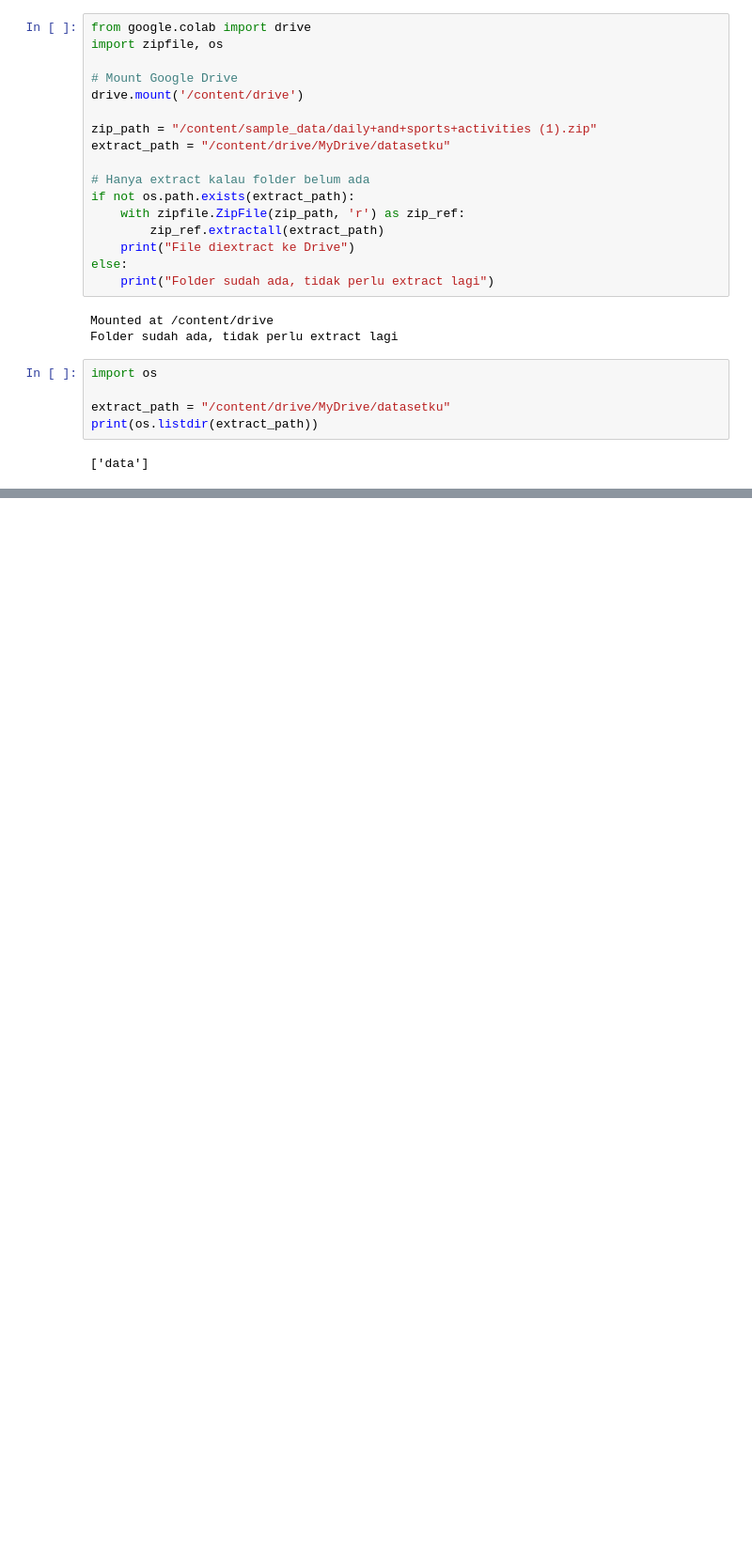
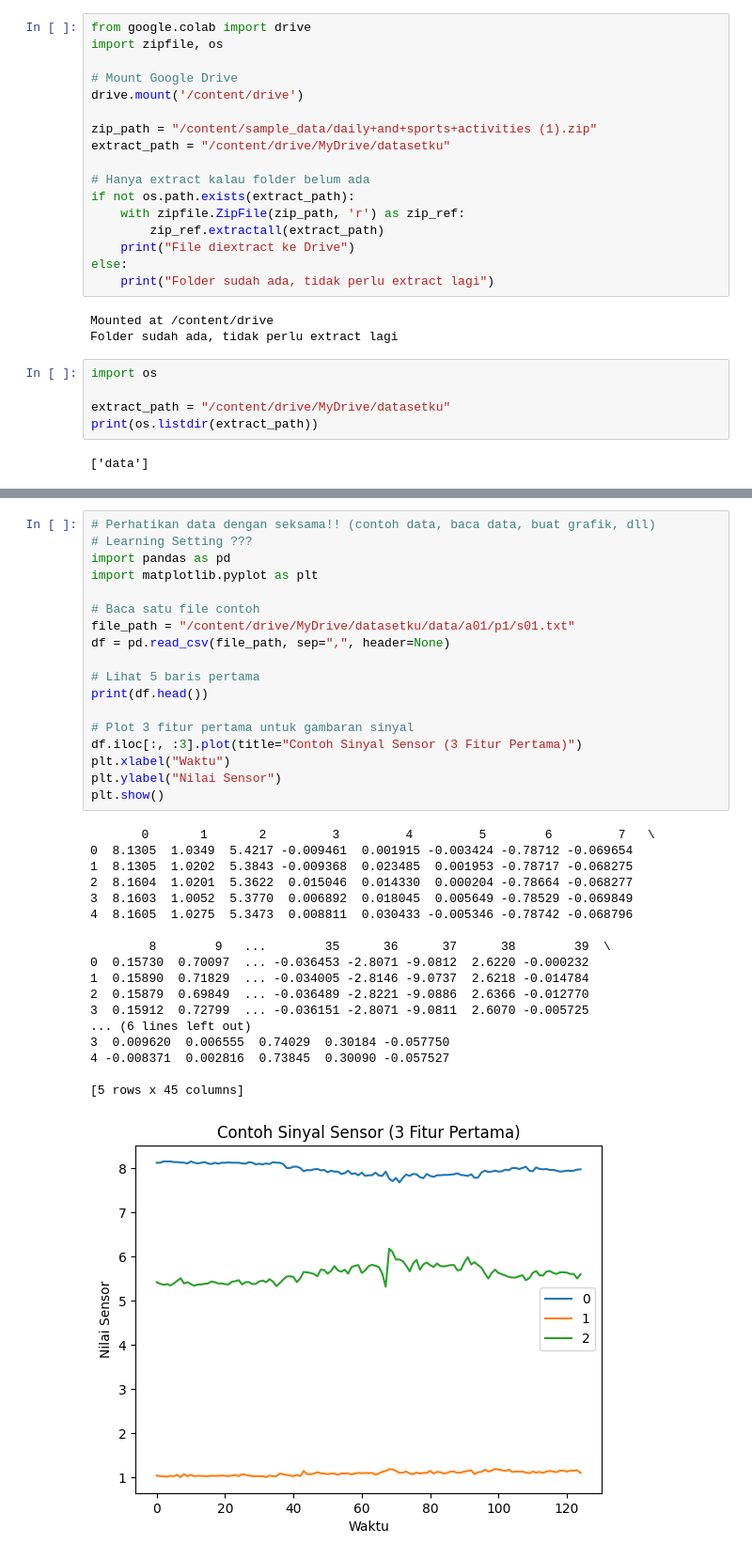
Before and after one commit to Prdazk/collabku, a Jupyter notebook: Tugas_DataScienceku.ipynb, the cells around one changed output, grey strips where cells are left out. Shown: that part at 94% size. Drawn from its saved outputs; the diff is of its cells as text; blank space fills up the shorter version.

```diff
--- a/Tugas_DataScienceku.ipynb
+++ b/Tugas_DataScienceku.ipynb
@@ -604,0 +206,37 @@ plt.show()
+# %%
+# Perhatikan data dengan seksama!! (contoh data, baca data, buat grafik, dll)
+# Learning Setting ???
+import pandas as pd
+import matplotlib.pyplot as plt
+
+# Baca satu file contoh
+file_path = "/content/drive/MyDrive/datasetku/data/a01/p1/s01.txt"
+df = pd.read_csv(file_path, sep=",", header=None)
+
+# Lihat 5 baris pertama
+print(df.head())
+
+# Plot 3 fitur pertama untuk gambaran sinyal
+df.iloc[:, :3].plot(title="Contoh Sinyal Sensor (3 Fitur Pertama)")
+plt.xlabel("Waktu")
+plt.ylabel("Nilai Sensor")
+plt.show()
+# %% [output]
+       0       1       2         3         4         5        6         7   \
+0  8.1305  1.0349  5.4217 -0.009461  0.001915 -0.003424 -0.78712 -0.069654
+1  8.1305  1.0202  5.3843 -0.009368  0.023485  0.001953 -0.78717 -0.068275
+2  8.1604  1.0201  5.3622  0.015046  0.014330  0.000204 -0.78664 -0.068277
+3  8.1603  1.0052  5.3770  0.006892  0.018045  0.005649 -0.78529 -0.069849
+4  8.1605  1.0275  5.3473  0.008811  0.030433 -0.005346 -0.78742 -0.068796
+
+        8        9   ...        35      36      37      38        39  \
+0  0.15730  0.70097  ... -0.036453 -2.8071 -9.0812  2.6220 -0.000232
+1  0.15890  0.71829  ... -0.034005 -2.8146 -9.0737  2.6218 -0.014784
+2  0.15879  0.69849  ... -0.036489 -2.8221 -9.0886  2.6366 -0.012770
+3  0.15912  0.72799  ... -0.036151 -2.8071 -9.0811  2.6070 -0.005725
+... (6 lines left out)
+3  0.009620  0.006555  0.74029  0.30184 -0.057750
+4 -0.008371  0.002816  0.73845  0.30090 -0.057527
+
+[5 rows x 45 columns]
+[figure, added]
```
Also changed, not shown: parts of 41 cells of this notebook.
